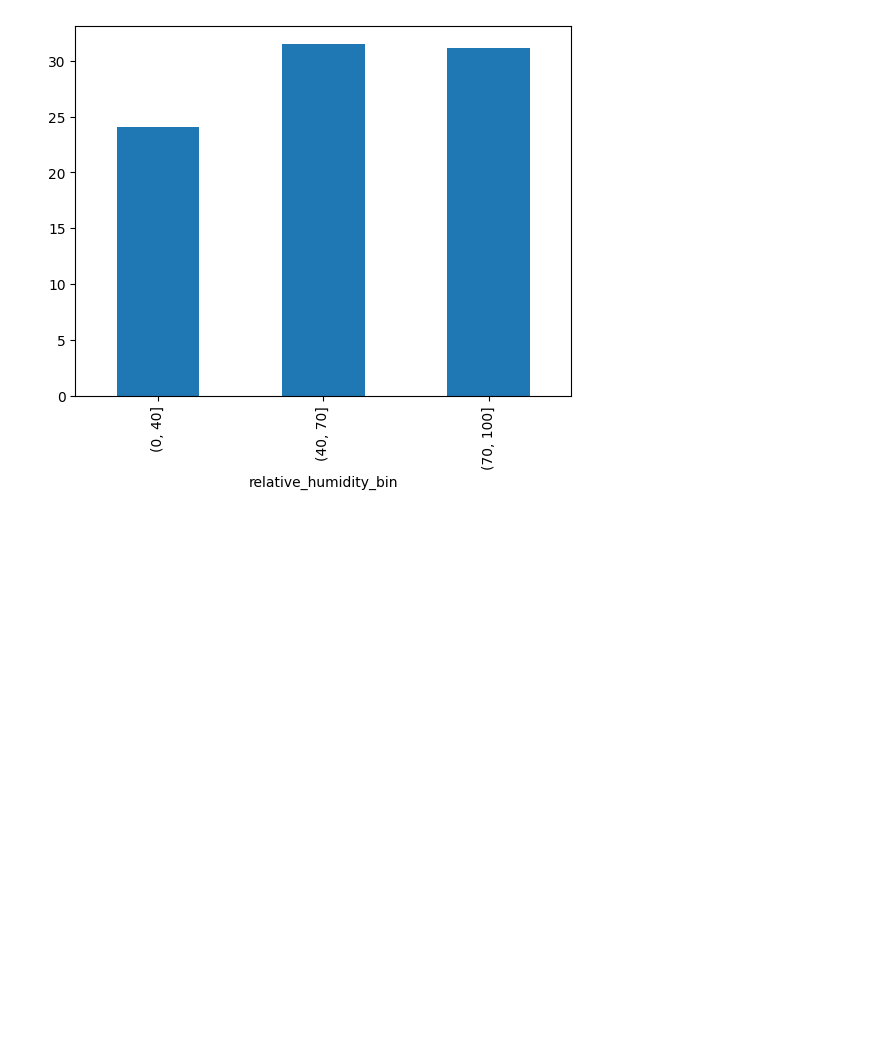
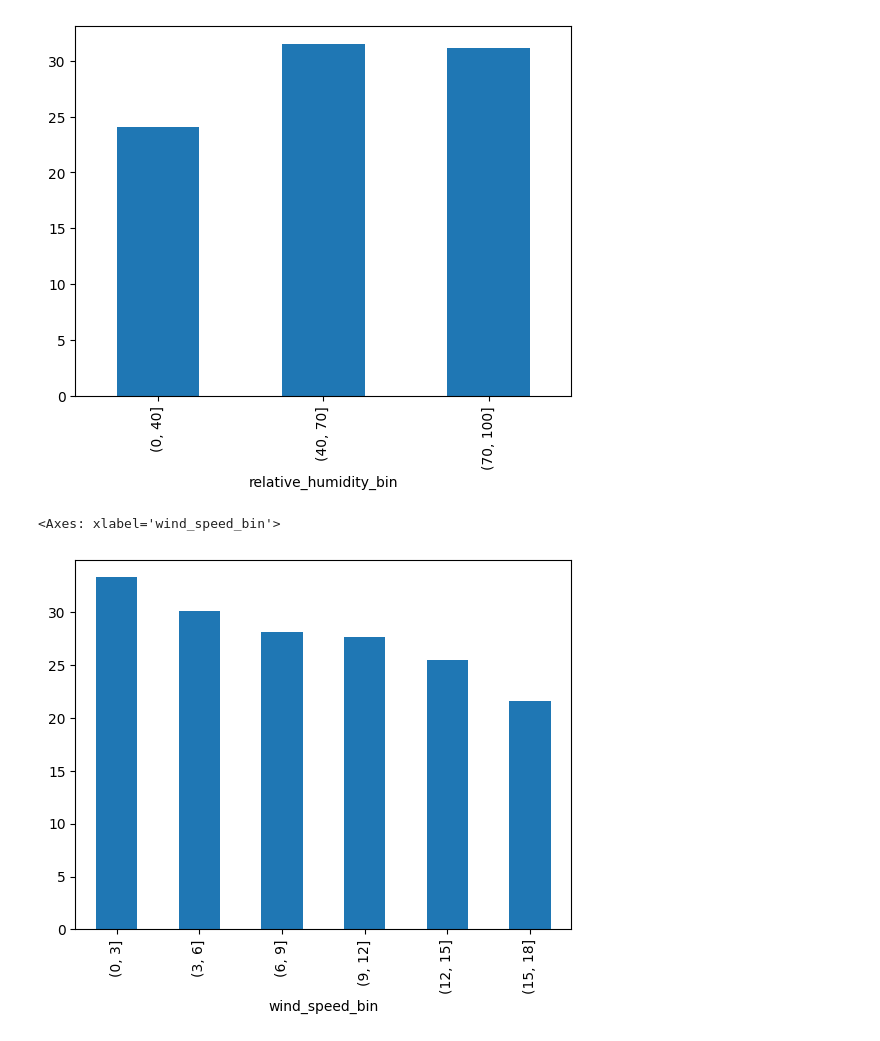
Before and after one commit to adarsha-7/pm25-forecasting, a Jupyter notebook: notebooks/eda/meterological_analysis.ipynb, the cells around one changed output. Saved outputs shown, nothing was run; the diff lists cells and outputs as text; code cells hidden in the pictures; blank space fills up the shorter version.

```diff
--- a/notebooks/eda/meterological_analysis.ipynb
+++ b/notebooks/eda/meterological_analysis.ipynb
@@ -71,3 +72,12 @@ data.groupby("relative_humidity_bin")["pm2_5"].mean().plot(kind="bar")
 # %% [output]
 <Axes: xlabel='relative_humidity_bin'>
 [figure]
+# %%
+data["wind_speed_bin"] = pd.cut(
+    data["wind_speed_10m"],
+    bins=[0, 3, 6, 9, 12, 15, 18],
+)
+data.groupby("wind_speed_bin")["pm2_5"].mean().plot(kind="bar")
+# %% [output]
+<Axes: xlabel='wind_speed_bin'>
+[figure, added]
```
Also changed, not shown: parts of 2 cells of this notebook.
